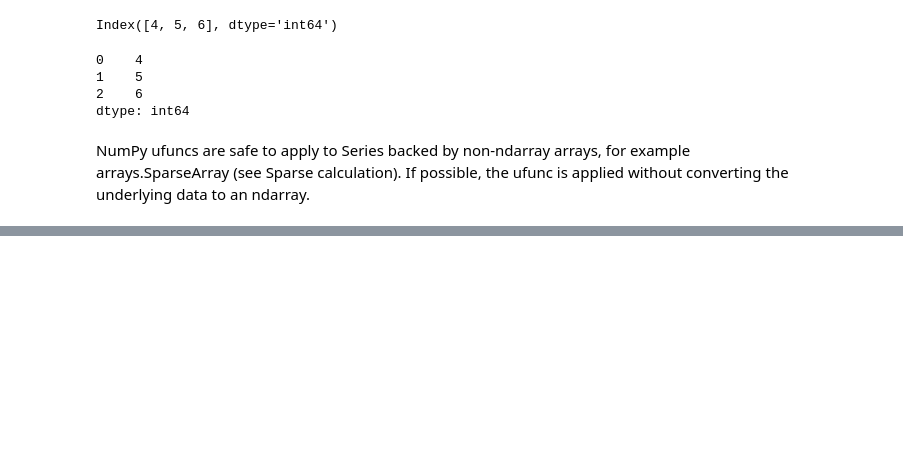
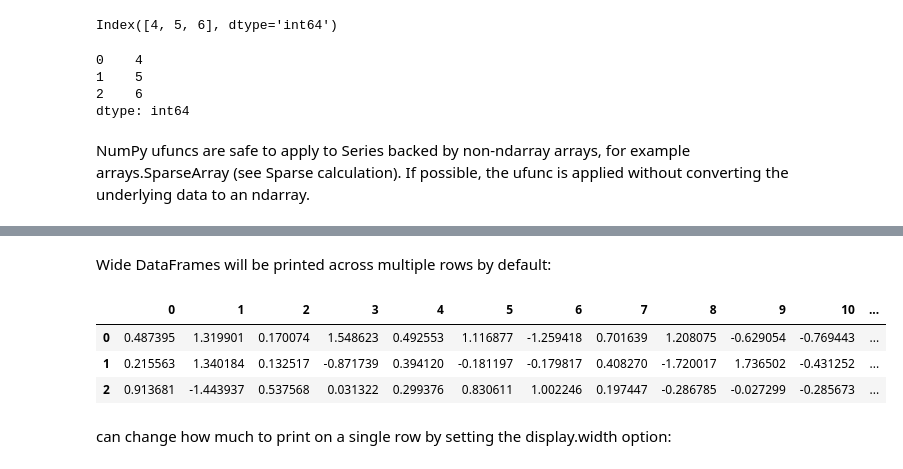
Before and after one commit to gopal-py07/DataSciencePandasExample, a Jupyter notebook: Intro to data structures/DataFrame/DataFrameDsaEx.ipynb, the cells around one changed output, grey strips where cells are left out. Cells and saved outputs as stored; diff of their text form; code cells hidden in the pictures; blank space fills up the shorter version.

```diff
--- a/Intro to data structures/DataFrame/DataFrameDsaEx.ipynb
+++ b/Intro to data structures/DataFrame/DataFrameDsaEx.ipynb
@@ -818,0 +883,11 @@ NumPy ufuncs are safe to apply to Series backed by non-ndarray arrays, for examp
+# %% [markdown]
+Wide DataFrames will be printed across multiple rows by default:
+# %%
+pd.DataFrame(np.random.randn(3,12))
+# %% [output]
+|  | 0 | 1 | 2 | 3 | 4 | 5 | 6 | 7 | 8 | 9 | 10 | ... |
+| 0 | 0.487395 | 1.319901 | 0.170074 | 1.548623 | 0.492553 | 1.116877 | -1.259418 | 0.701639 | 1.208075 | -0.629054 | -0.769443 | ... |
+| 1 | 0.215563 | 1.340184 | 0.132517 | -0.871739 | 0.394120 | -0.181197 | -0.179817 | 0.408270 | -1.720017 | 1.736502 | -0.431252 | ... |
+| 2 | 0.913681 | -1.443937 | 0.537568 | 0.031322 | 0.299376 | 0.830611 | 1.002246 | 0.197447 | -0.286785 | -0.027299 | -0.285673 | ... |
+# %% [markdown]
+can change how much to print on a single row by setting the display.width option:
```
Also changed, not shown: parts of 17 cells of this notebook.
